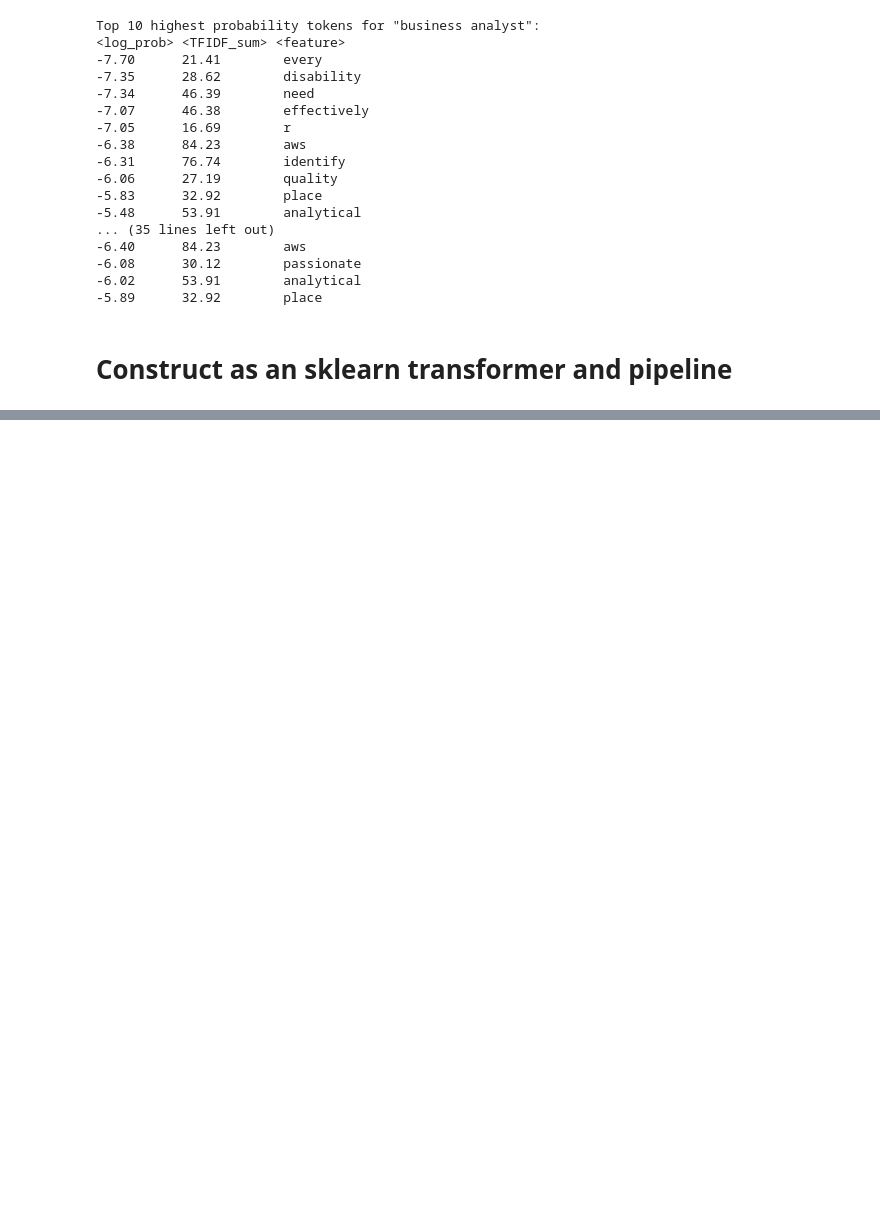
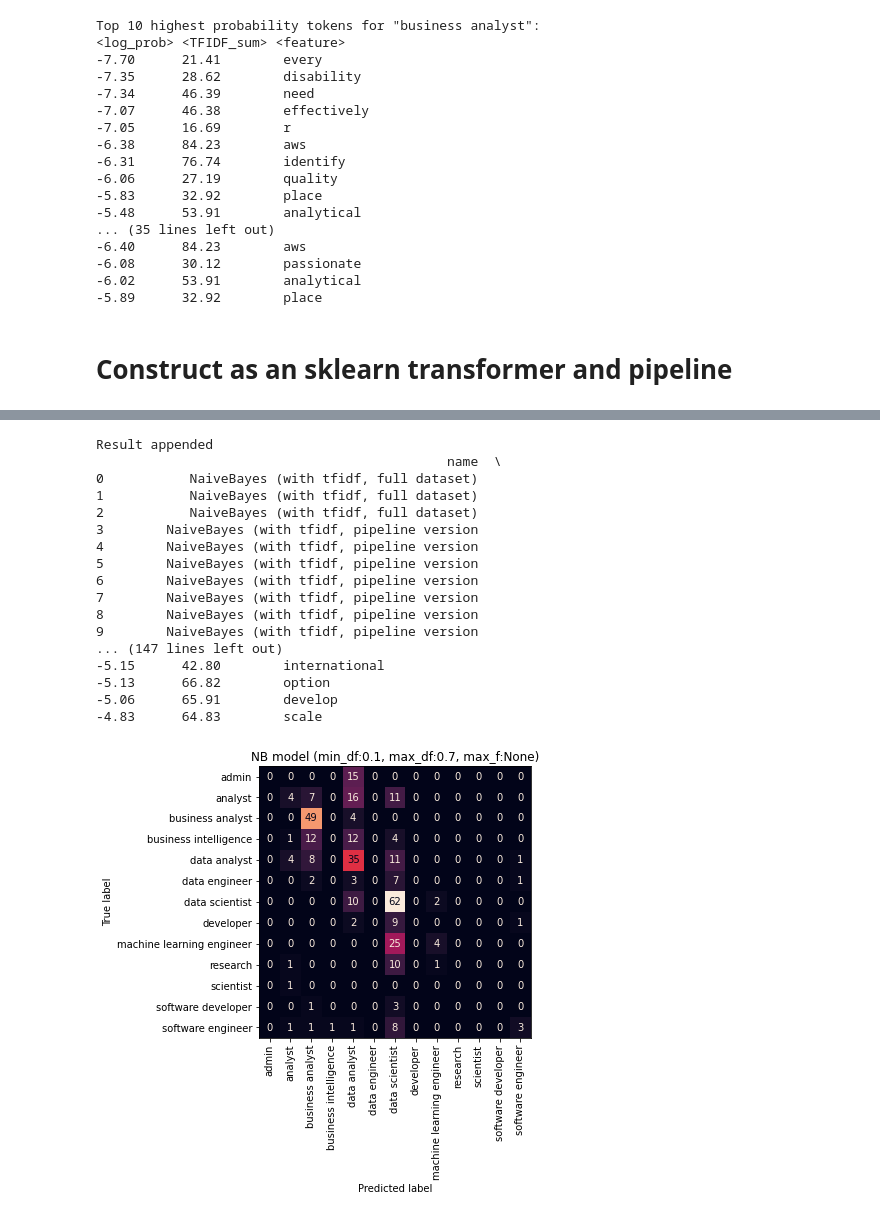
Before and after one commit to adin786/jobs-analysis, a Jupyter notebook: jobs-analysis-nlp.ipynb, the cells around one changed output, grey strips where cells are left out. Cells and saved outputs as stored; diff of their text form; code cells hidden in the pictures; blank space fills up the shorter version.

```diff
--- a/jobs-analysis-nlp.ipynb
+++ b/jobs-analysis-nlp.ipynb
@@ -691,0 +726,8 @@ results
+# %%
+# Remove job titles from descriptions (as it's not fair if the job title is blatantly mentioned)
+job_titles = list(df.title_simplified.unique())
+words_to_remove = [nltk.word_tokenize(w) for w in job_titles] # list of lists
+words_to_remove = [item for sublist in words_to_remove for item in sublist] # Flattened list of words
+words_to_remove = lemmatize_sent(words_to_remove)
+words_to_remove = set(words_to_remove)
+words_to_remove
@@ -691,0 +748,41 @@ results
+# %%
+# Prep up X and y for training model
+text_prep = TextPreprocessor(max_df=0.7, min_df=0.1, max_features=None, words_to_remove=words_to_remove)
+this_df = df.drop(df[df.title_simplified == 'other'].index, axis=0)
+X = this_df.description
+X = text_prep.fit_transform(X)
+y = this_df.title_simplified
+
+# Split to train and testing set
+X_train, X_test, y_train, y_test = train_test_split(X, y, test_size=0.2, random_state=42)
+
+clf_nb = MultinomialNB()
+clf_nb.fit(X_train, y_train);
+
+# Evaluate the resampled model
+result = evaluate_clf(clf_nb, X_train, y_train, X_test, y_test, name=f'NB model (min_df:{text_prep.min_df}, max_df:{text_prep.max_df}, max_f:{text_prep.max_features})')
+
+show_feature_probs_2(clf_nb, text_prep.vocab_list, X_train, n=5)
+
+# Append to dataframe
+results = append_result(results, result)
+print(results)
+# %% [output]
+Result appended
+                                             name  \
+0           NaiveBayes (with tfidf, full dataset)
+1           NaiveBayes (with tfidf, full dataset)
+2           NaiveBayes (with tfidf, full dataset)
+3        NaiveBayes (with tfidf, pipeline version
+4        NaiveBayes (with tfidf, pipeline version
+5        NaiveBayes (with tfidf, pipeline version
+6        NaiveBayes (with tfidf, pipeline version
+7        NaiveBayes (with tfidf, pipeline version
+8        NaiveBayes (with tfidf, pipeline version
+9        NaiveBayes (with tfidf, pipeline version
+... (147 lines left out)
+-5.15      42.80        international
+-5.13      66.82        option
+-5.06      65.91        develop
+-4.83      64.83        scale
+[figure, added]
```
Also changed, not shown: parts of 8 cells of this notebook.
